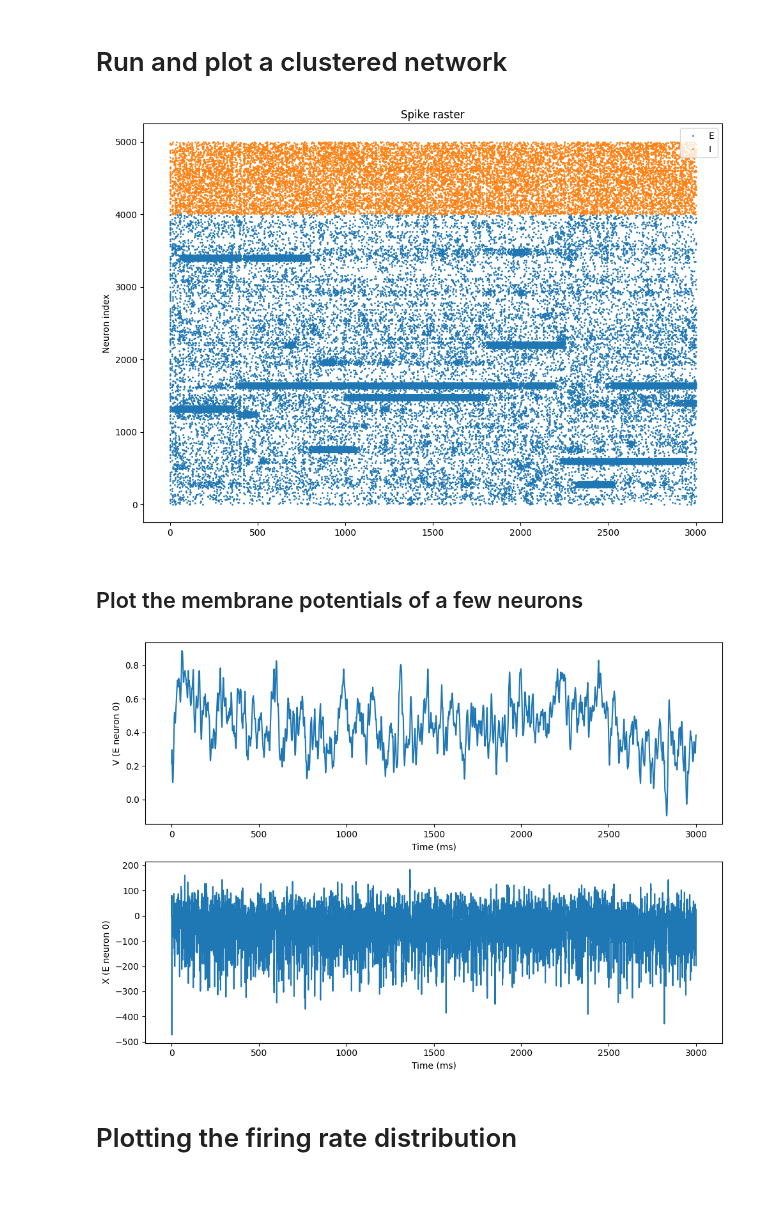
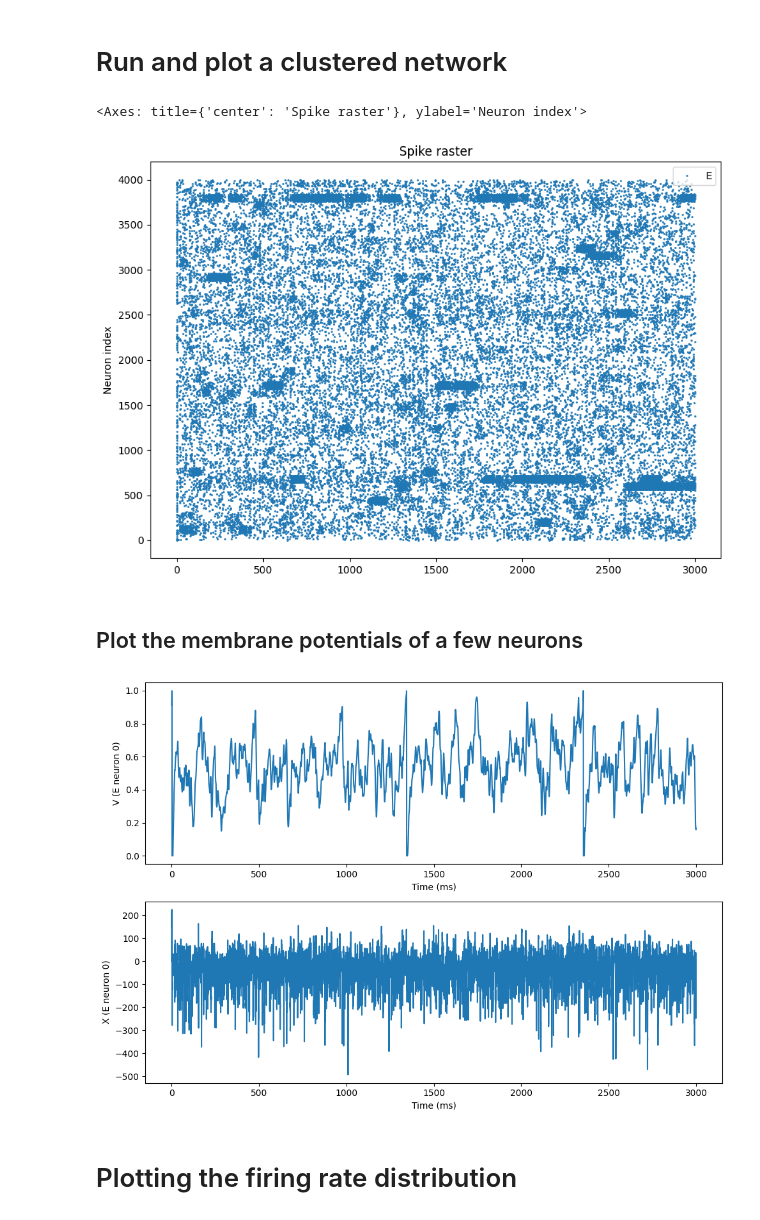
Before and after one commit to arjunpur/clustered-networks, a Jupyter notebook: base_model.ipynb, the cells around one changed output. Cells and saved outputs as stored; diff of their text form; code cells hidden in the pictures; blank space fills up the shorter version.

```diff
--- a/base_model.ipynb
+++ b/base_model.ipynb
@@ -47,24 +131,15 @@ plt.tight_layout()
 # Run and plot a clustered network
 # %%
 params = ModelParams()
-cluster_params = ClusterParams(enabled=True, R_ee=2.5)
+cluster_params = ClusterParams(enabled=True, R_ee=2.3)
 
 clustered_network = NeuronNetwork(params, cluster_params)
 clustered_network.run()
 # %%
-fig, axes = plt.subplots(figsize=(10, 7), sharex=True)
-
-# Raster plot
-axes.plot(clustered_network.spike_monitor_e.t/ms, clustered_network.spike_monitor_e.i, '.', markersize=2, label='E')
-axes.plot(clustered_network.spike_monitor_i.t/ms, clustered_network.spike_monitor_i.i + params.N_E, '.', markersize=2, label='I')
-axes.set_ylabel('Neuron index')
-axes.set_title('Spike raster')
-axes.legend(loc='upper right')
-
-plt.tight_layout()
-plt.show()
+plot_spike_raster(clustered_network.spike_monitor_e)
 # %% [output]
+<Axes: title={'center': 'Spike raster'}, ylabel='Neuron index'>
-[figure, old version]
+[figure, new version]
 # %% [markdown]
 ## Plot the membrane potentials of a few neurons
 # %%
@@ -81,7 +156,7 @@ axes[1].set_xlabel('Time (ms)')
 plt.tight_layout()
 plt.show()
 # %% [output]
-[figure, old version]
+[figure, new version]
 # %% [markdown]
 # Plotting the firing rate distribution
 # %%
```
Also changed, not shown: parts of 22 cells of this notebook, 1 other file.
